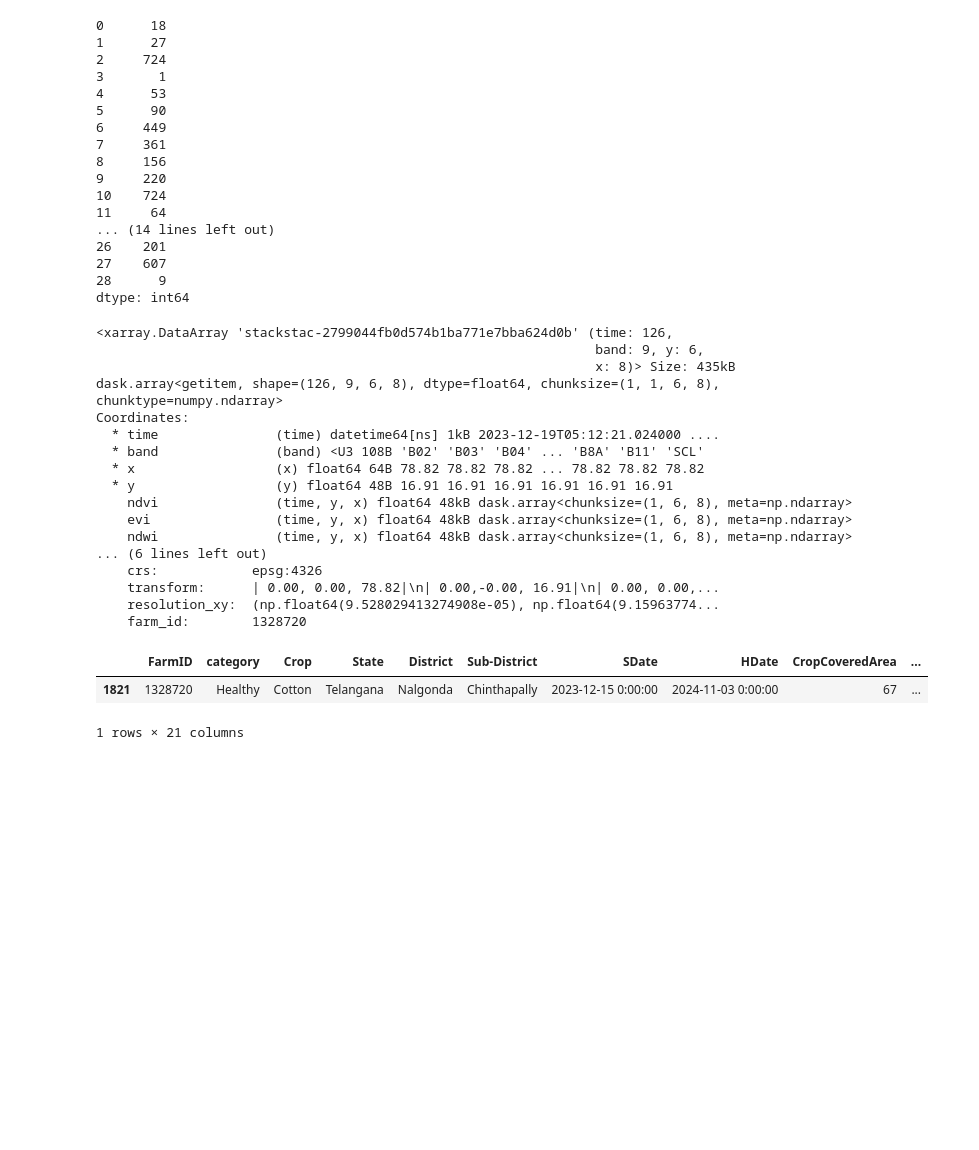
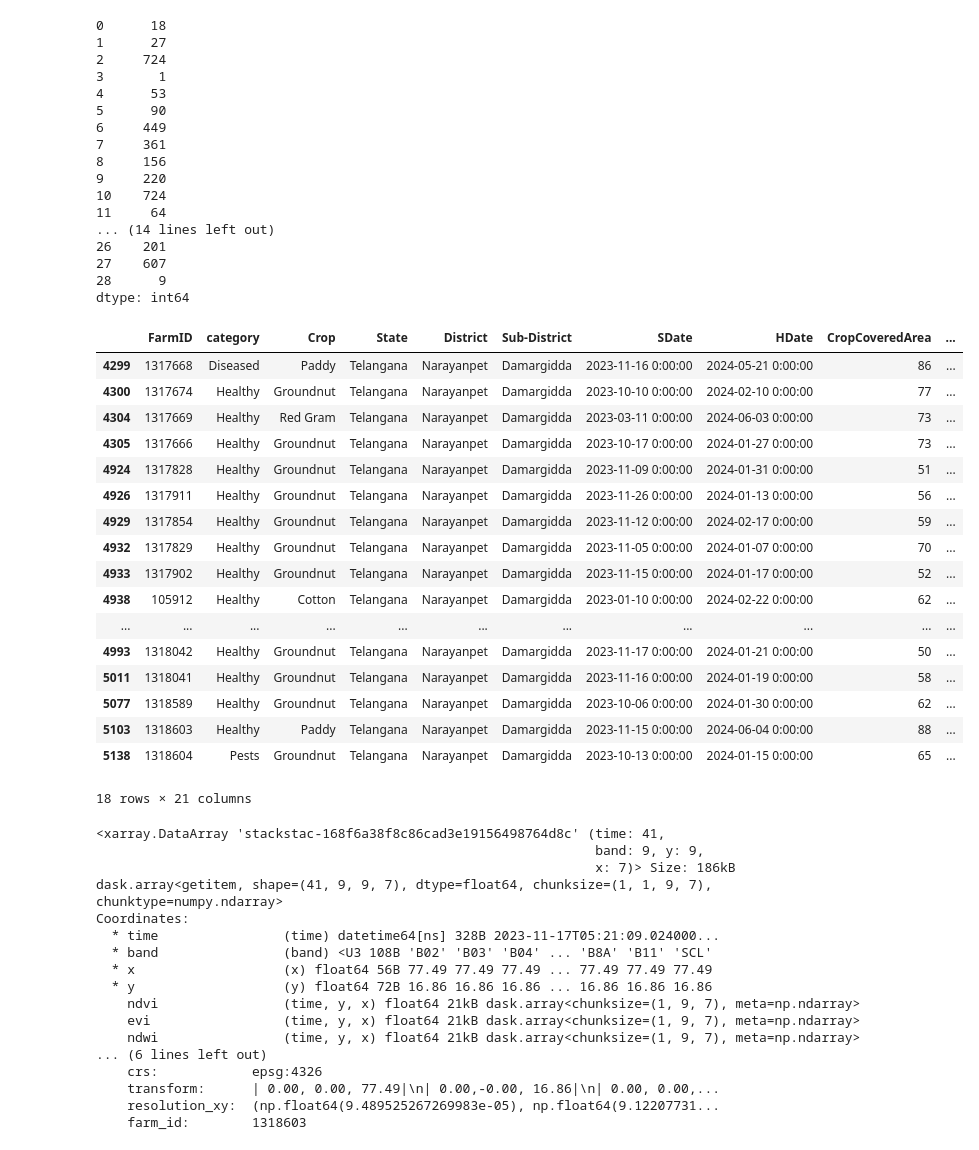
Before and after one commit to manukala6/crop_health_monitor, a Jupyter notebook: collect_time_series.ipynb, the cells around one changed output. Drawn from its saved outputs; the diff is of its cells as text; code cells hidden in the pictures; blank space fills up the shorter version.

```diff
--- a/collect_time_series.ipynb
+++ b/collect_time_series.ipynb
@@ -197,30 +198,46 @@ for idx, plot in tqdm(enumerate(train_part_28.iterrows()), total=len(train_part_
     #zarr_path = f"zarrs/part_{14}/plot_{idx}_stack.zarr"
     #plot_stack.to_zarr(zarr_path, mode='w', compute=False)
+# %%
+farm_ids = [stack.attrs["farm_id"] for stack in stacks]
+train_df[train_df["FarmID"].isin(farm_ids)]
+# %% [output]
+|  | FarmID | category | Crop | State | District | Sub-District | SDate | HDate | CropCoveredArea | ... |
+| 4299 | 1317668 | Diseased | Paddy | Telangana | Narayanpet | Damargidda | 2023-11-16 0:00:00 | 2024-05-21 0:00:00 | 86 | ... |
+| 4300 | 1317674 | Healthy | Groundnut | Telangana | Narayanpet | Damargidda | 2023-10-10 0:00:00 | 2024-02-10 0:00:00 | 77 | ... |
+| 4304 | 1317669 | Healthy | Red Gram | Telangana | Narayanpet | Damargidda | 2023-03-11 0:00:00 | 2024-06-03 0:00:00 | 73 | ... |
+| 4305 | 1317666 | Healthy | Groundnut | Telangana | Narayanpet | Damargidda | 2023-10-17 0:00:00 | 2024-01-27 0:00:00 | 73 | ... |
+| 4924 | 1317828 | Healthy | Groundnut | Telangana | Narayanpet | Damargidda | 2023-11-09 0:00:00 | 2024-01-31 0:00:00 | 51 | ... |
+| 4926 | 1317911 | Healthy | Groundnut | Telangana | Narayanpet | Damargidda | 2023-11-26 0:00:00 | 2024-01-13 0:00:00 | 56 | ... |
+| 4929 | 1317854 | Healthy | Groundnut | Telangana | Narayanpet | Damargidda | 2023-11-12 0:00:00 | 2024-02-17 0:00:00 | 59 | ... |
+| 4932 | 1317829 | Healthy | Groundnut | Telangana | Narayanpet | Damargidda | 2023-11-05 0:00:00 | 2024-01-07 0:00:00 | 70 | ... |
+| 4933 | 1317902 | Healthy | Groundnut | Telangana | Narayanpet | Damargidda | 2023-11-15 0:00:00 | 2024-01-17 0:00:00 | 52 | ... |
+| 4938 | 105912 | Healthy | Cotton | Telangana | Narayanpet | Damargidda | 2023-01-10 0:00:00 | 2024-02-22 0:00:00 | 62 | ... |
+| ... | ... | ... | ... | ... | ... | ... | ... | ... | ... | ... |
+| 4993 | 1318042 | Healthy | Groundnut | Telangana | Narayanpet | Damargidda | 2023-11-17 0:00:00 | 2024-01-21 0:00:00 | 50 | ... |
+| 5011 | 1318041 | Healthy | Groundnut | Telangana | Narayanpet | Damargidda | 2023-11-16 0:00:00 | 2024-01-19 0:00:00 | 58 | ... |
+| 5077 | 1318589 | Healthy | Groundnut | Telangana | Narayanpet | Damargidda | 2023-10-06 0:00:00 | 2024-01-30 0:00:00 | 62 | ... |
+| 5103 | 1318603 | Healthy | Paddy | Telangana | Narayanpet | Damargidda | 2023-11-15 0:00:00 | 2024-06-04 0:00:00 | 88 | ... |
+| 5138 | 1318604 | Pests | Groundnut | Telangana | Narayanpet | Damargidda | 2023-10-13 0:00:00 | 2024-01-15 0:00:00 | 65 | ... |
+18 rows × 21 columns
 # %%
-plot = stacks[21]
+plot = stacks["1318603"]
 plot
 # %% [output]
-<xarray.DataArray 'stackstac-2799044fb0d574b1ba771e7bba624d0b' (time: 126,
-                                                                band: 9, y: 6,
-                                                                x: 8)> Size: 435kB
-dask.array<getitem, shape=(126, 9, 6, 8), dtype=float64, chunksize=(1, 1, 6, 8), chunktype=numpy.ndarray>
+<xarray.DataArray 'stackstac-168f6a38f8c86cad3e19156498764d8c' (time: 41,
+                                                                band: 9, y: 9,
+                                                                x: 7)> Size: 186kB
+dask.array<getitem, shape=(41, 9, 9, 7), dtype=float64, chunksize=(1, 1, 9, 7), chunktype=numpy.ndarray>
 Coordinates:
-  * time               (time) datetime64[ns] 1kB 2023-12-19T05:12:21.024000 ....
-  * band               (band) <U3 108B 'B02' 'B03' 'B04' ... 'B8A' 'B11' 'SCL'
-  * x                  (x) float64 64B 78.82 78.82 78.82 ... 78.82 78.82 78.82
-  * y                  (y) float64 48B 16.91 16.91 16.91 16.91 16.91 16.91
-    ndvi               (time, y, x) float64 48kB dask.array<chunksize=(1, 6, 8), meta=np.ndarray>
-    evi                (time, y, x) float64 48kB dask.array<chunksize=(1, 6, 8), meta=np.ndarray>
-    ndwi               (time, y, x) float64 48kB dask.array<chunksize=(1, 6, 8), meta=np.ndarray>
+  * time                (time) datetime64[ns] 328B 2023-11-17T05:21:09.024000...
+  * band                (band) <U3 108B 'B02' 'B03' 'B04' ... 'B8A' 'B11' 'SCL'
+  * x                   (x) float64 56B 77.49 77.49 77.49 ... 77.49 77.49 77.49
+  * y                   (y) float64 72B 16.86 16.86 16.86 ... 16.86 16.86 16.86
+    ndvi                (time, y, x) float64 21kB dask.array<chunksize=(1, 9, 7), meta=np.ndarray>
+    evi                 (time, y, x) float64 21kB dask.array<chunksize=(1, 9, 7), meta=np.ndarray>
+    ndwi                (time, y, x) float64 21kB dask.array<chunksize=(1, 9, 7), meta=np.ndarray>
 ... (6 lines left out)
     crs:            epsg:4326
-    transform:      | 0.00, 0.00, 78.82|\n| 0.00,-0.00, 16.91|\n| 0.00, 0.00,...
-    resolution_xy:  (np.float64(9.528029413274908e-05), np.float64(9.15963774...
-    farm_id:        1328720
+    transform:      | 0.00, 0.00, 77.49|\n| 0.00,-0.00, 16.86|\n| 0.00, 0.00,...
+    resolution_xy:  (np.float64(9.489525267269983e-05), np.float64(9.12207731...
+    farm_id:        1318603
-# %%
-train_df[train_df["FarmID"] == plot.attrs["farm_id"]]
-# %% [output]
-|  | FarmID | category | Crop | State | District | Sub-District | SDate | HDate | CropCoveredArea | ... |
-| 1821 | 1328720 | Healthy | Cotton | Telangana | Nalgonda | Chinthapally | 2023-12-15 0:00:00 | 2024-11-03 0:00:00 | 67 | ... |
-1 rows × 21 columns
 # %%
```
Also changed, not shown: parts of 7 cells of this notebook.
